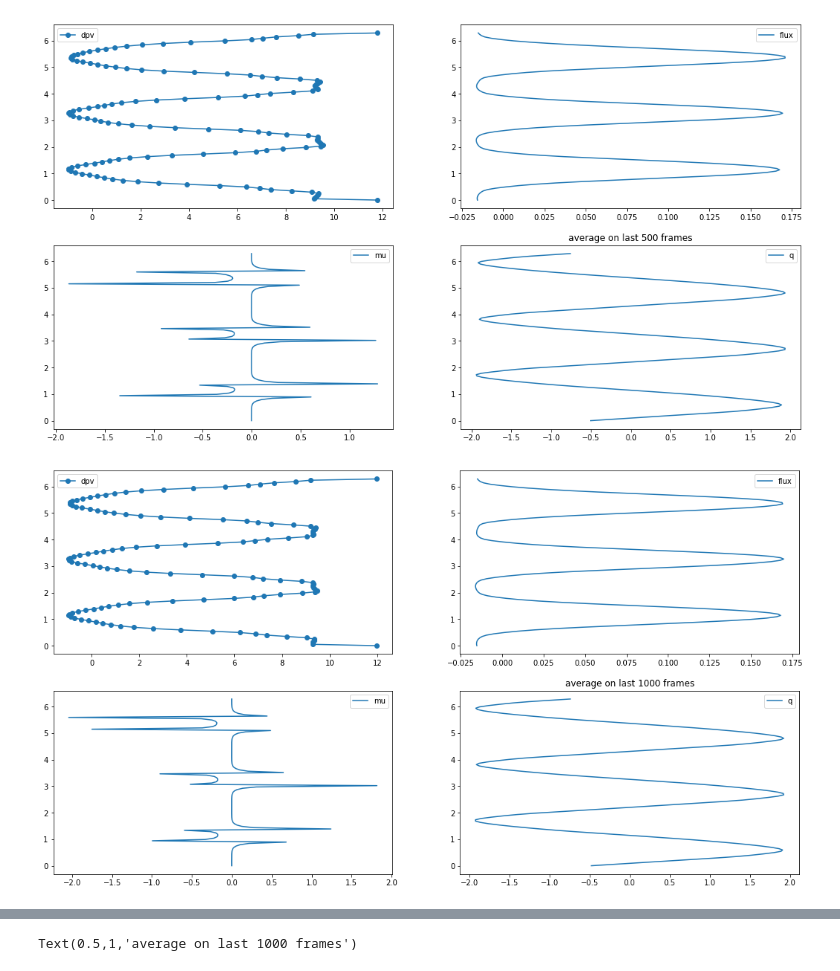
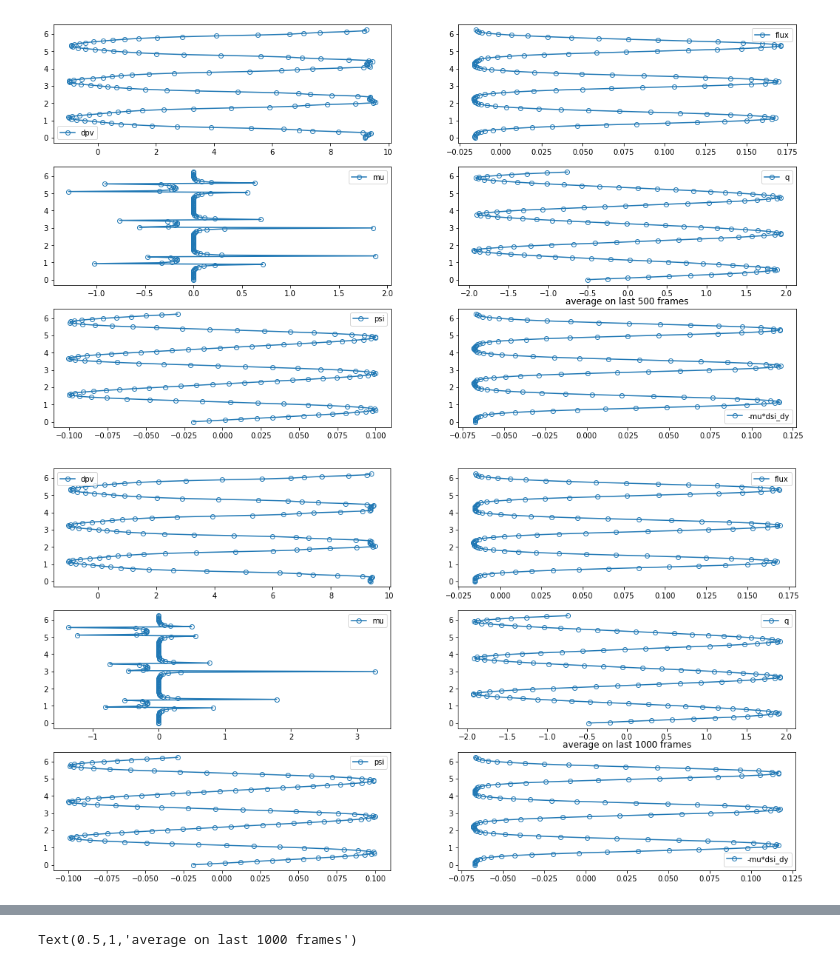
Before and after one commit to Zhengyu-Huang/Point-Jet, a Jupyter notebook: qg_model/Solver_q.ipynb, the cells around one changed output, grey strips where cells are left out. Cells and saved outputs as stored; diff of their text form; code cells hidden in the pictures.

```diff
--- a/qg_model/Solver_q.ipynb
+++ b/qg_model/Solver_q.ipynb
@@ -54,5 +56,6 @@ plt.tight_layout()
 # %%
-fig, ax = plt.subplots(2,figsize=(15,6))
+fig, ax = plt.subplots(2,figsize=(15,4))
 ax[0].matshow(dq_zonal_mean[:,:,0].T)
 ax[1].matshow(dq_zonal_mean[:,:,1].T)
+plt.tight_layout()
 # %% [output]
@@ -63,19 +65,19 @@ for i in [500,1000]:
     layer = 0
     t_mean_steps = range(-i,-1)
     flux_mean    = np.mean(flux_zonal_mean[t_mean_steps, :, :], axis = 0)
-    dpv_mean     = np.mean(dpv_zonal_mean[t_mean_steps, :, :], axis = 0)
-    q_mean       = np.mean(q_zonal_mean[t_mean_steps, :, :], axis = 0)
+    dpv_mean     = np.mean(dpv_zonal_mean[t_mean_steps, :, :],  axis = 0)
+    q_mean       = np.mean(q_zonal_mean[t_mean_steps, :, :],    axis = 0)
 
 
     mu_mean = flux_mean / dpv_mean
     fig, ax = plt.subplots(2,2,figsize=(18,10))
-    ax[0,0].plot(dpv_mean[:, layer], yy, "-o", label="dpv")
+    ax[0,0].plot(dpv_mean[:, layer], yy, "-o", fillstyle = "none", label="dpv")
     ax[0,0].legend()
-    ax[0,1].plot(flux_mean[:, layer], yy, label="flux")
+    ax[0,1].plot(flux_mean[:, layer], yy, "-o", fillstyle = "none", label="flux")
     ax[0,1].legend()
-    ax[1,0].plot(mu_mean[:, layer], yy, label="mu")
+    ax[1,0].plot(mu_mean[:, layer], yy, "-o", fillstyle = "none", label="mu")
     ax[1,0].legend()
-    ax[1,1].plot(q_mean[:, layer], yy, label="q")
+    ax[1,1].plot(q_mean[:, layer], yy, "-o", fillstyle = "none", label="q")
     ax[1,1].legend()
     plt.title("average on last %d frames" %i)
 # %% [output]
@@ -84,25 +86,35 @@ for i in [500,1000]:
 # %%
 for i in [500,1000]:
     layer = 1
     t_mean_steps = range(-i,-1)
     flux_mean    = np.mean(flux_zonal_mean[t_mean_steps, :, :], axis = 0)
-    dpv_mean     = np.mean(dpv_zonal_mean[t_mean_steps, :, :], axis = 0)
-    q_mean       = np.mean(q_zonal_mean[t_mean_steps, :, :], axis = 0)
+    dpv_mean     = np.mean(dpv_zonal_mean[t_mean_steps, :, :],  axis = 0)
+    q_mean       = np.mean(q_zonal_mean[t_mean_steps, :, :],    axis = 0)
+    psi_mean     = np.mean(psi_zonal_mean[t_mean_steps, :, :],    axis = 0)
+
+    dpsi_mean_dy = np.copy(psi_mean)
+    dpsi_mean_dy[:, 0] = gradient_first(psi_mean[:, 0], dy)
+    dpsi_mean_dy[:, 1] = gradient_first(psi_mean[:, 1], dy)
 
     mu_mean = flux_mean / dpv_mean
-    fig, ax = plt.subplots(2,2,figsize=(18,10))
-    ax[0,0].plot(dpv_mean[:, layer], yy, "-o", label="dpv")
+
+    fig, ax = plt.subplots(3,2,figsize=(18,10))
+    ax[0,0].plot(dpv_mean[:, layer], yy, "-o", fillstyle = "none", label="dpv")
     ax[0,0].legend()
-    ax[0,1].plot(flux_mean[:, layer], yy, label="flux")
+    ax[0,1].plot(flux_mean[:, layer], yy,"-o", fillstyle = "none", label="flux")
     ax[0,1].legend()
-    ax[1,0].plot(mu_mean[:, layer], yy, label="mu")
+    ax[1,0].plot(mu_mean[:, layer], yy,"-o", fillstyle = "none", label="mu")
     ax[1,0].legend()
-    ax[1,1].plot(q_mean[:, layer], yy, label="q")
+    ax[1,1].plot(q_mean[:, layer], yy,"-o", fillstyle = "none", label="q")
     ax[1,1].legend()
+    ax[2,0].plot(psi_mean[:, layer], yy, "-o", fillstyle = "none", label="psi")
+    ax[2,0].legend()
+    ax[2,1].plot(-mu*dpsi_mean_dy[:, layer], yy, "-o", fillstyle = "none", label="-mu*dsi_dy")
+    ax[2,1].legend()
     plt.title("average on last %d frames" %i)
 # %% [output]
-[figure, old version]
+[figure, new version]
-[figure, old version]
+[figure, new version]
 # %%
 mu_mean = postprocess_mu(pre_file, L, beta1, beta2, last_n_outputs = 1000)
 
```
Also changed, not shown: parts of 9 cells of this notebook, 3 other files.
